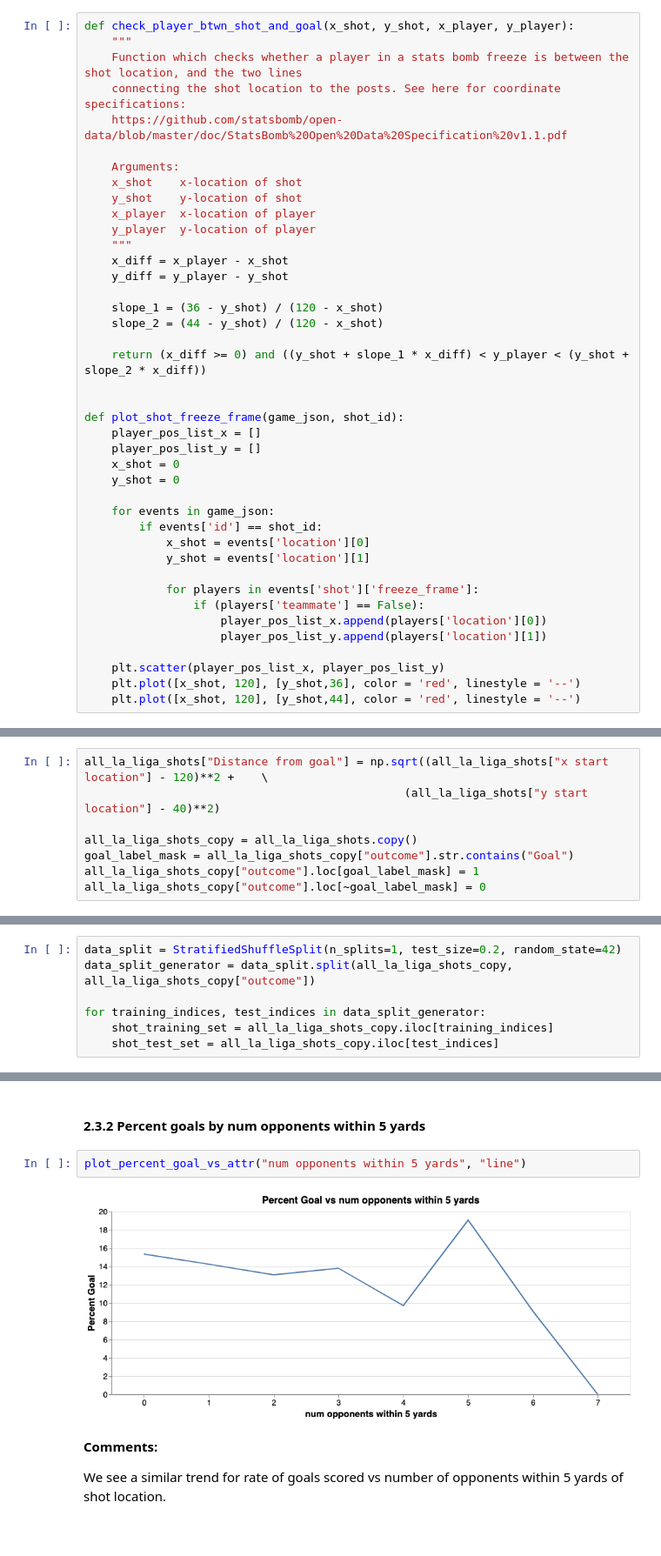
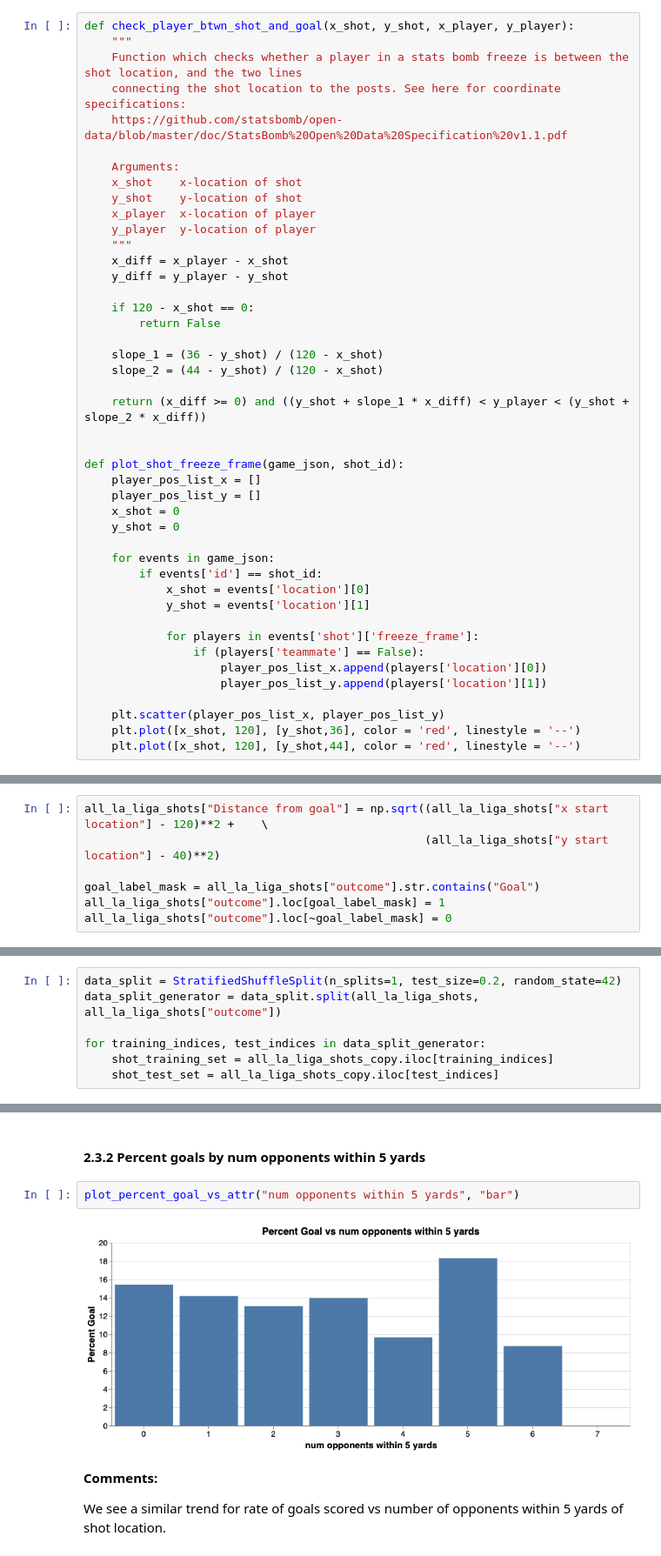
Before and after one commit to RobBlumberg/xg_model, a Jupyter notebook: src/xg_model.ipynb, the cells around one changed output, grey strips where cells are left out. Shown at 87% size. Drawn from its saved outputs; the diff is of its cells as text.

```diff
--- a/src/xg_model.ipynb
+++ b/src/xg_model.ipynb
@@ -170,6 +152,9 @@ def check_player_btwn_shot_and_goal(x_shot, y_shot, x_player, y_player):
     """
     x_diff = x_player - x_shot
     y_diff = y_player - y_shot
+
+    if 120 - x_shot == 0:
+        return False
 
     slope_1 = (36 - y_shot) / (120 - x_shot)
     slope_2 = (44 - y_shot) / (120 - x_shot)
@@ -394,9 +379,8 @@ We will create the following new variables:
 - Convert outcome to a binary variable (Goal = 1, Other = 0)
 # %%
 all_la_liga_shots["Distance from goal"] = np.sqrt((all_la_liga_shots["x start location"] - 120)**2 +    \
-                                               (all_la_liga_shots["y start location"] - 40)**2)
+                                                  (all_la_liga_shots["y start location"] - 40)**2)
 
-all_la_liga_shots_copy = all_la_liga_shots.copy()
-goal_label_mask = all_la_liga_shots_copy["outcome"].str.contains("Goal")
-all_la_liga_shots_copy["outcome"].loc[goal_label_mask] = 1
-all_la_liga_shots_copy["outcome"].loc[~goal_label_mask] = 0
+goal_label_mask = all_la_liga_shots["outcome"].str.contains("Goal")
+all_la_liga_shots["outcome"].loc[goal_label_mask] = 1
+all_la_liga_shots["outcome"].loc[~goal_label_mask] = 0
@@ -404,7 +410,7 @@ all_la_liga_shots_copy["outcome"].loc[~goal_label_mask] = 0
 ### 2.2 Create a stratified training and test set
 # %%
 data_split = StratifiedShuffleSplit(n_splits=1, test_size=0.2, random_state=42)
-data_split_generator = data_split.split(all_la_liga_shots_copy, all_la_liga_shots_copy["outcome"])
+data_split_generator = data_split.split(all_la_liga_shots, all_la_liga_shots["outcome"])
 
 for training_indices, test_indices in data_split_generator:
     shot_training_set = all_la_liga_shots_copy.iloc[training_indices]
@@ -484,9 +490,9 @@ As expected, in general, the rate of goals scored decreases as more opponents ar
 # %% [markdown]
 #### 2.3.2 Percent goals by num opponents within 5 yards
 # %%
-plot_percent_goal_vs_attr("num opponents within 5 yards", "line")
+plot_percent_goal_vs_attr("num opponents within 5 yards", "bar")
 # %% [output]
-[figure, old version]
+[figure, new version]
 # %% [markdown]
 **Comments:**
 
```
Also changed, not shown: parts of 30 cells of this notebook.
